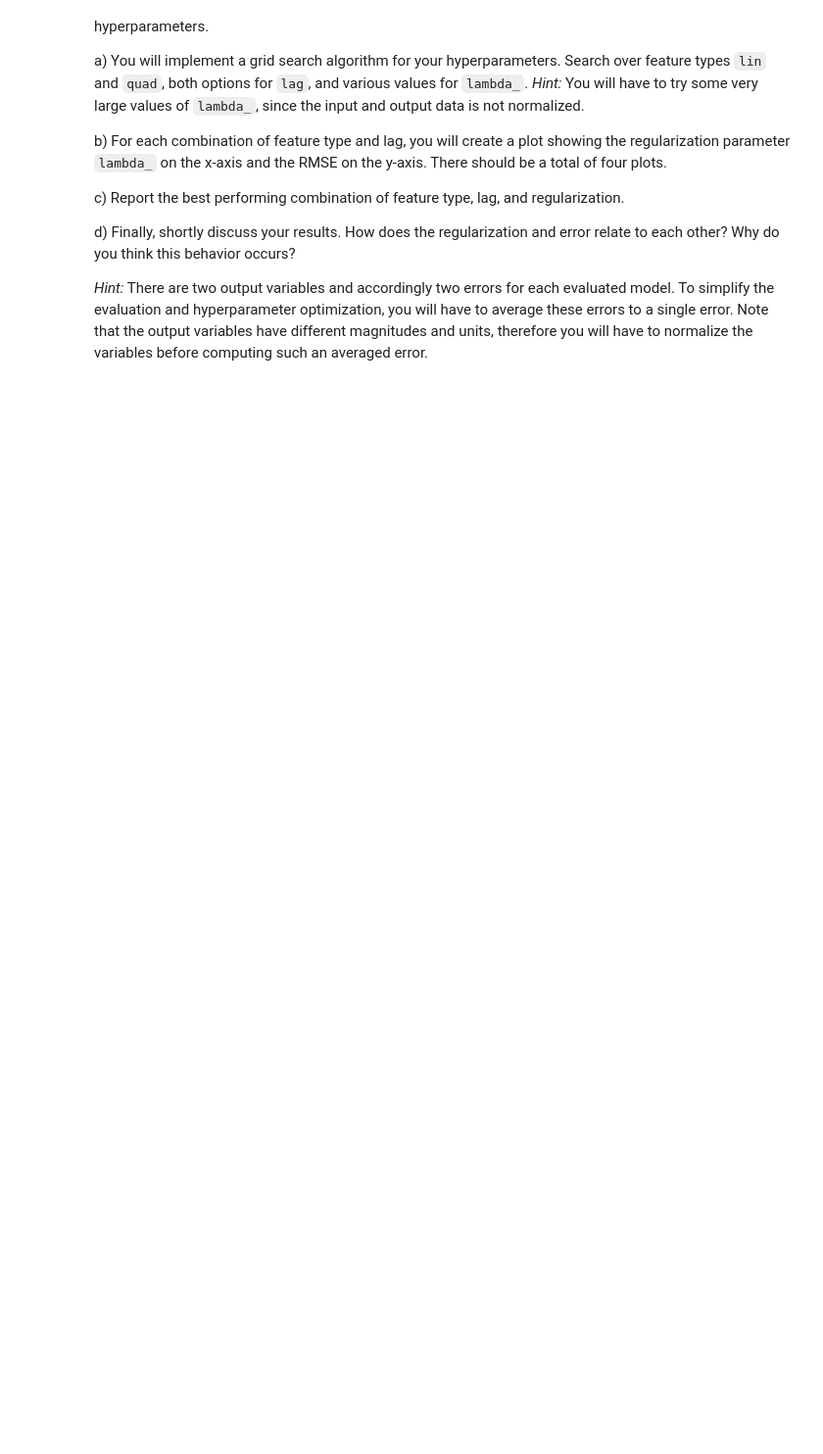
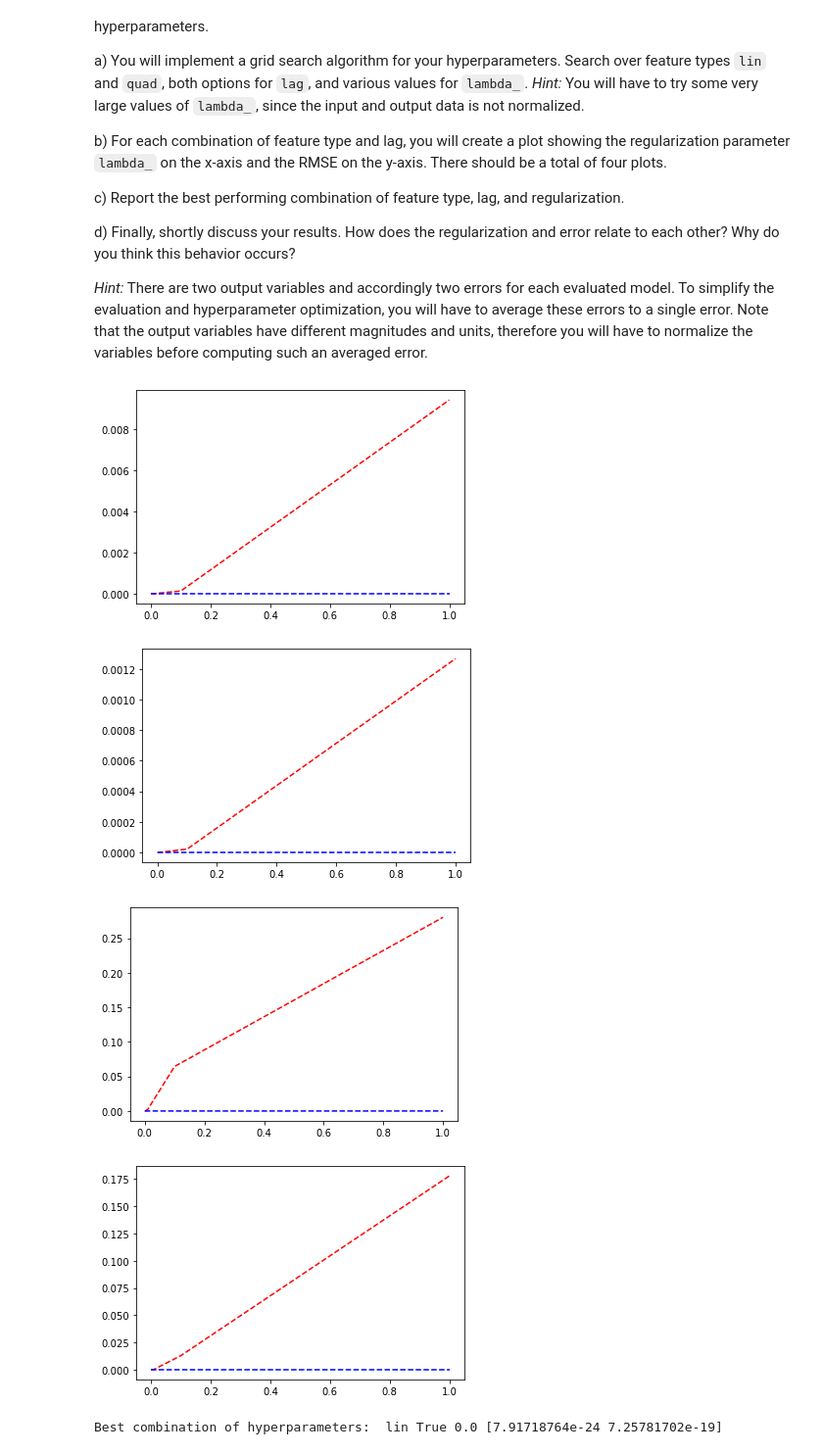
Before and after one commit to hnanacc/ml-assignments, a Jupyter notebook: assignment3.ipynb, the cells around one changed output. Shown at 98% size. Saved outputs shown, nothing was run; the diff lists cells and outputs as text; code cells hidden in the pictures; blank space fills up the shorter version.

```diff
--- a/assignment3.ipynb
+++ b/assignment3.ipynb
@@ -280,0 +285,44 @@ d\) Finally, shortly discuss your results. How does the regularization and error
+# %%
+feature_types = ['lin', 'quad']
+lag_values = [True, False]
+lambda_values = [0.0, 0.00001, 0.0001, 0.001, 0.01, 0.1, 1]
+
+best_ne = np.inf
+best_errors = None
+best_model, best_feature_type, best_lag, best_lambda = [None] * 4
+
+def normalized_error(diff):
+    return np.mean((diff - np.max(diff)) / (np.max(diff) - np.min(diff)))
+
+def plot_lambda_rmse(errors):
+    plt.plot(lambda_values, errors[:,0], "r--")
+    plt.plot(lambda_values, errors[:,1], "b--")
+    plt.show()
+
+for feature_type in feature_types:
+    for lag in lag_values:
+        errors = []
+        for lambda_ in lambda_values:
+            model = RidgeRegression(lambda_, feature_type, lag)
+            error, _ = train_evaluate(model, X_train, Y_train, X_test, Y_test)
+            ne = normalized_error(error)
+
+            errors.append(error)
+
+            if ne < best_ne:
+                best_model = model
+                best_feature_type = feature_type
+                best_lag = lag
+                best_lambda = lambda_
+                best_ne = ne
+                best_errors = error
+
+        plot_lambda_rmse(np.array(errors))
+
+print('Best combination of hyperparameters: ', best_feature_type, best_lag, best_lambda, best_errors)
+# %% [output]
+[figure, added]
+[figure, added]
+[figure, added]
+[figure, added]
+Best combination of hyperparameters:  lin True 0.0 [7.91718764e-24 7.25781702e-19]
```
Also changed, not shown: parts of 6 cells of this notebook.
